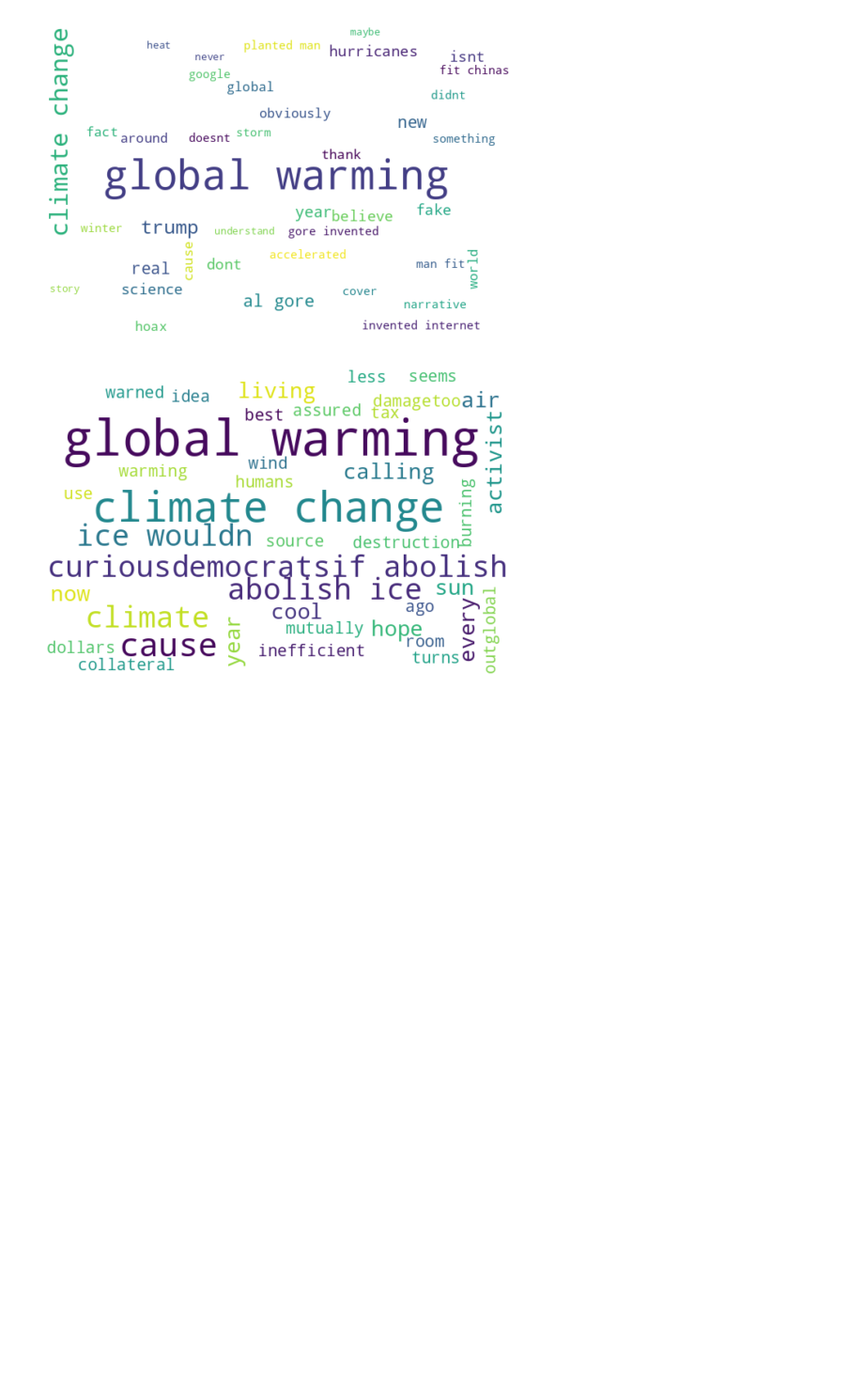
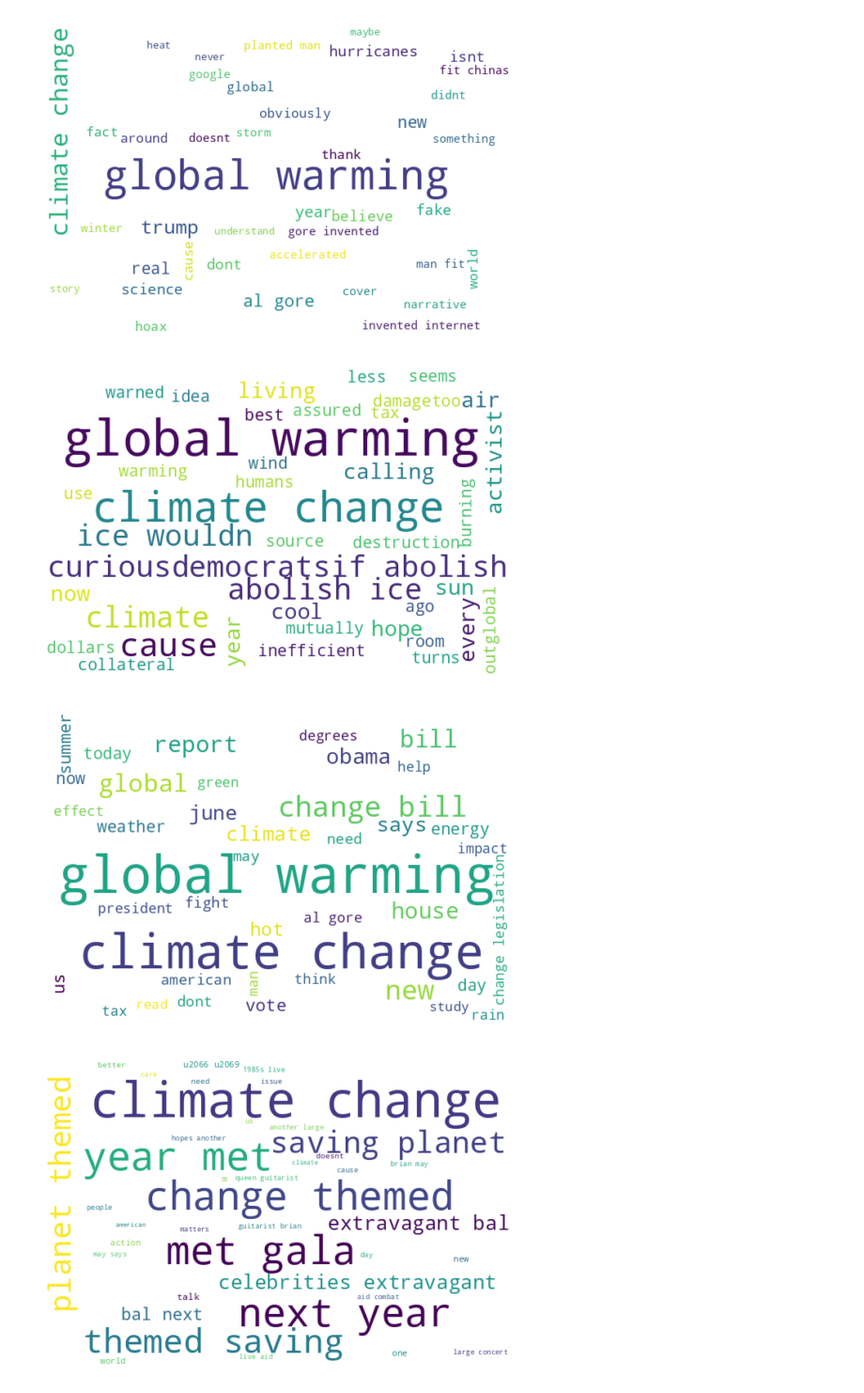
Before and after one commit to Grey-Xu-Yang/climate_change_twitter, a Jupyter notebook: main/images/word_cloud_testing.ipynb, the cells around one changed output. Shown at 94% size. Cells and saved outputs as stored; diff of their text form; code cells hidden in the pictures; blank space fills up the shorter version.

```diff
--- a/main/images/word_cloud_testing.ipynb
+++ b/main/images/word_cloud_testing.ipynb
@@ -133,3 +88,9 @@ word_cloud(df_tweets, "denier", 2018)
 # %% [output]
 [figure]
 [figure]
+# %%
+word_cloud(df_tweets, "neutral", 2009)
+word_cloud(df_tweets, "neutral", 2018)
+# %% [output]
+[figure, added]
+[figure, added]
```
Also changed, not shown: parts of 8 cells of this notebook, 7 other files.
